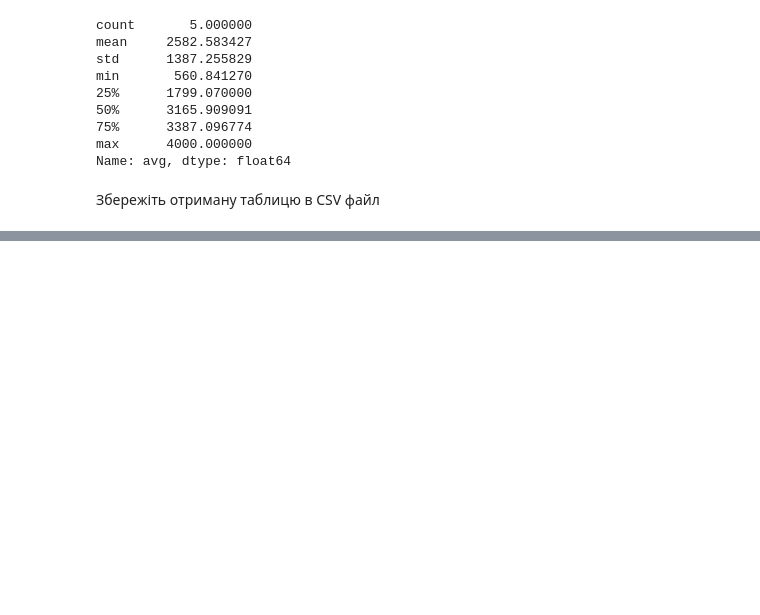
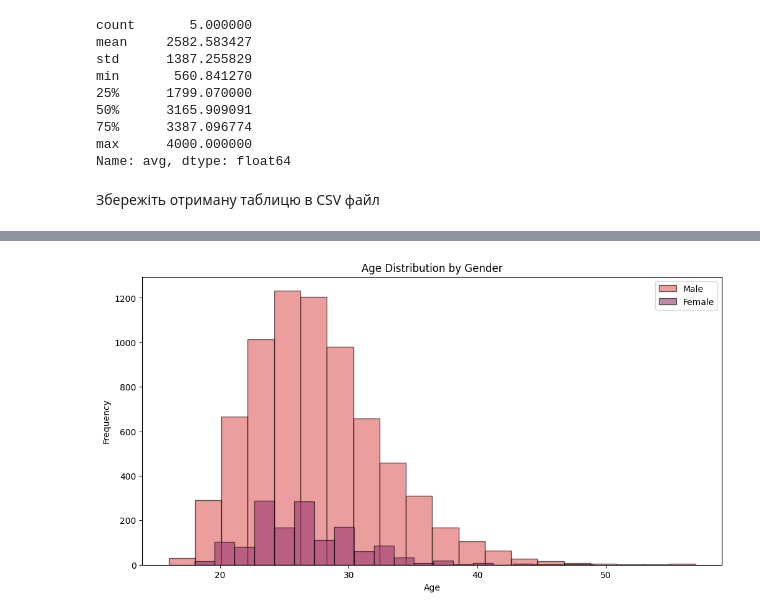
Before and after one commit to peakodev/data_science, a Jupyter notebook: home_02/Hw2_2.ipynb, the cells around one changed output, grey strips where cells are left out. Saved outputs shown, nothing was run; the diff lists cells and outputs as text; code cells hidden in the pictures; blank space fills up the shorter version.

```diff
--- a/home_02/Hw2_2.ipynb
+++ b/home_02/Hw2_2.ipynb
@@ -225,0 +230,5 @@ python_data.to_csv("hw2_2_results.csv", index=False)
+# %%
+import seaborn as sns
+from matplotlib.ticker import MaxNLocator
+
+palette_name = 'flare'
@@ -225,0 +250,20 @@ python_data.to_csv("hw2_2_results.csv", index=False)
+# %%
+# @title Розприділення віку по статі
+
+flare_palette = sns.color_palette(palette_name, n_colors=2)
+
+male_ages = df[df['Стать'] == 'чоловіча']['Вік']
+female_ages = df[df['Стать'] == 'жіноча']['Вік']
+
+plt.figure(figsize=(12, 6))
+plt.hist(male_ages, bins=20, color=flare_palette[0], alpha=0.6, label='Male', edgecolor='black')
+plt.hist(female_ages, bins=20, color=flare_palette[1], alpha=0.6, label='Female', edgecolor='black')
+
+plt.title('Age Distribution by Gender')
+plt.xlabel('Age')
+plt.ylabel('Frequency')
+plt.legend()
+
+plt.show()
+# %% [output]
+[figure, added]
```
Also changed, not shown: parts of 5 cells of this notebook.
